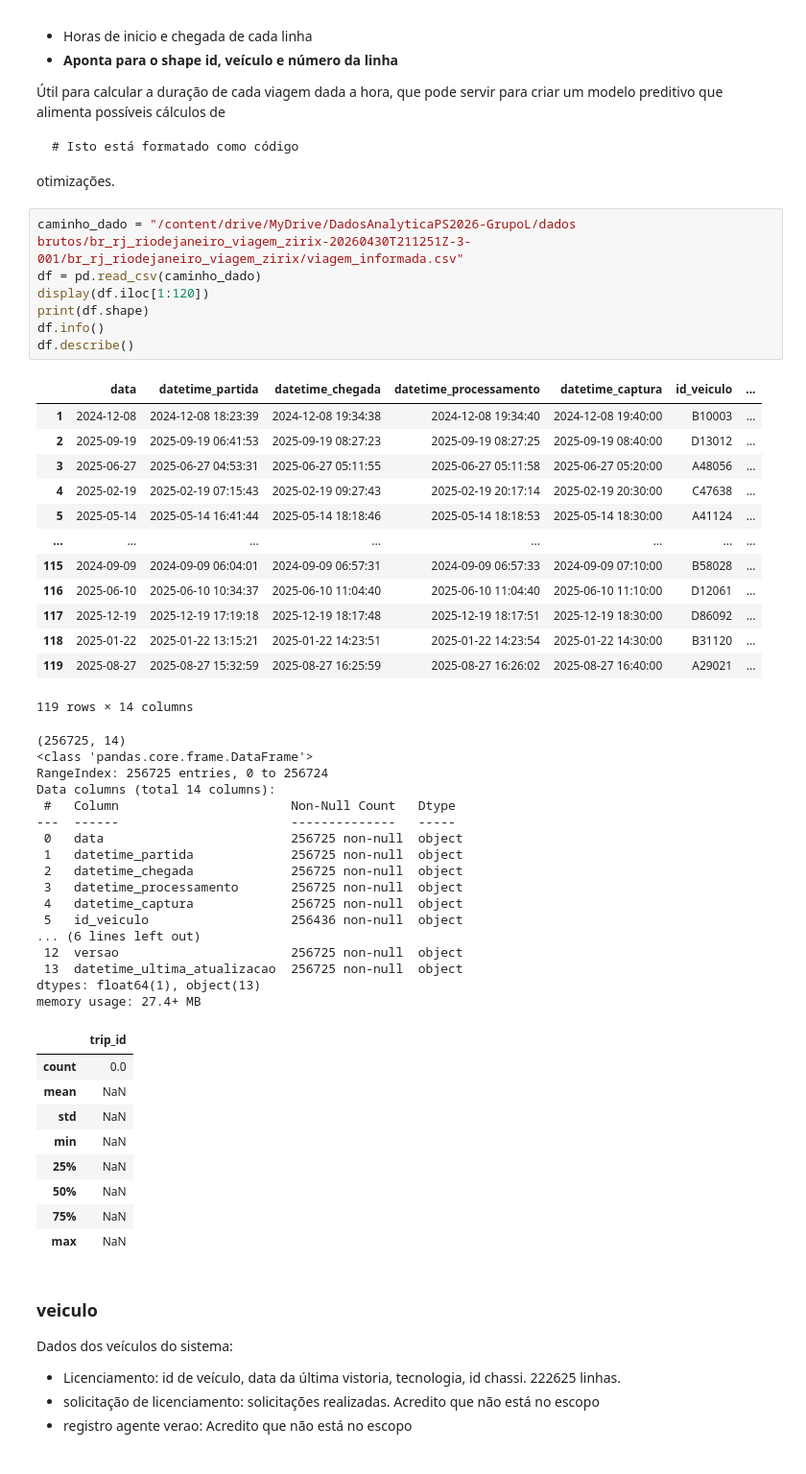
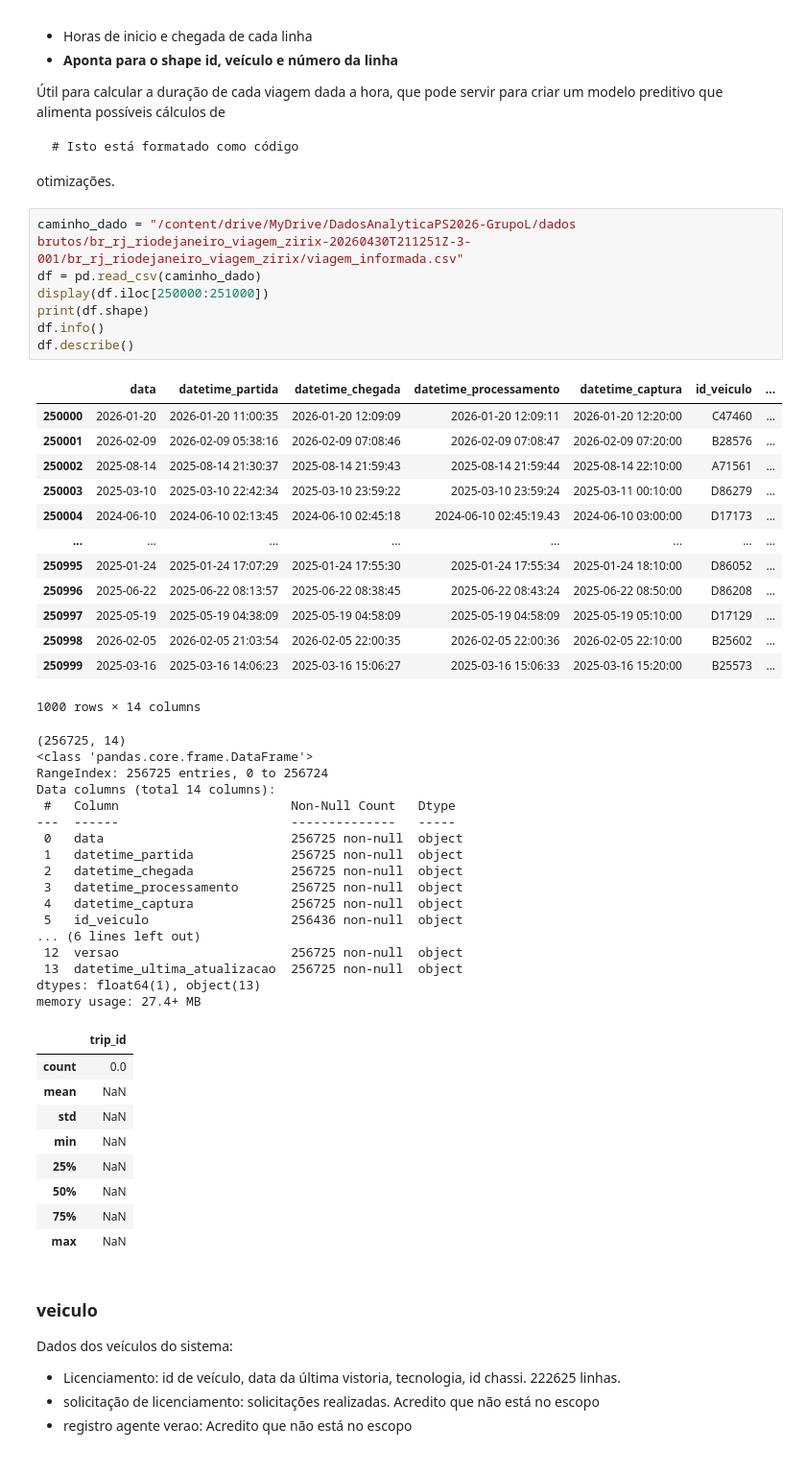
Before and after one commit to luizpcsilva/PS-2026.1-Grupo-L, a Jupyter notebook: PS_2026_Grupo_L.ipynb, the cells around one changed output. Shown at 96% size. Saved outputs shown, nothing was run; the diff lists cells and outputs as text.

```diff
--- a/PS_2026_Grupo_L.ipynb
+++ b/PS_2026_Grupo_L.ipynb
@@ -151,24 +155,24 @@ otimizações.
 # %%
 caminho_dado = "/content/drive/MyDrive/DadosAnalyticaPS2026-GrupoL/dados brutos/br_rj_riodejaneiro_viagem_zirix-20260430T211251Z-3-001/br_rj_riodejaneiro_viagem_zirix/viagem_informada.csv"
 df = pd.read_csv(caminho_dado)
-display(df.iloc[1:120])
+display(df.iloc[250000:251000])
 print(df.shape)
 df.info()
 df.describe()
 # %% [output]
 |  | data | datetime_partida | datetime_chegada | datetime_processamento | datetime_captura | id_veiculo | ... |
-| 1 | 2024-12-08 | 2024-12-08 18:23:39 | 2024-12-08 19:34:38 | 2024-12-08 19:34:40 | 2024-12-08 19:40:00 | B10003 | ... |
-| 2 | 2025-09-19 | 2025-09-19 06:41:53 | 2025-09-19 08:27:23 | 2025-09-19 08:27:25 | 2025-09-19 08:40:00 | D13012 | ... |
-| 3 | 2025-06-27 | 2025-06-27 04:53:31 | 2025-06-27 05:11:55 | 2025-06-27 05:11:58 | 2025-06-27 05:20:00 | A48056 | ... |
-| 4 | 2025-02-19 | 2025-02-19 07:15:43 | 2025-02-19 09:27:43 | 2025-02-19 20:17:14 | 2025-02-19 20:30:00 | C47638 | ... |
-| 5 | 2025-05-14 | 2025-05-14 16:41:44 | 2025-05-14 18:18:46 | 2025-05-14 18:18:53 | 2025-05-14 18:30:00 | A41124 | ... |
+| 250000 | 2026-01-20 | 2026-01-20 11:00:35 | 2026-01-20 12:09:09 | 2026-01-20 12:09:11 | 2026-01-20 12:20:00 | C47460 | ... |
+| 250001 | 2026-02-09 | 2026-02-09 05:38:16 | 2026-02-09 07:08:46 | 2026-02-09 07:08:47 | 2026-02-09 07:20:00 | B28576 | ... |
+| 250002 | 2025-08-14 | 2025-08-14 21:30:37 | 2025-08-14 21:59:43 | 2025-08-14 21:59:44 | 2025-08-14 22:10:00 | A71561 | ... |
+| 250003 | 2025-03-10 | 2025-03-10 22:42:34 | 2025-03-10 23:59:22 | 2025-03-10 23:59:24 | 2025-03-11 00:10:00 | D86279 | ... |
+| 250004 | 2024-06-10 | 2024-06-10 02:13:45 | 2024-06-10 02:45:18 | 2024-06-10 02:45:19.43 | 2024-06-10 03:00:00 | D17173 | ... |
 | ... | ... | ... | ... | ... | ... | ... | ... |
-| 115 | 2024-09-09 | 2024-09-09 06:04:01 | 2024-09-09 06:57:31 | 2024-09-09 06:57:33 | 2024-09-09 07:10:00 | B58028 | ... |
-| 116 | 2025-06-10 | 2025-06-10 10:34:37 | 2025-06-10 11:04:40 | 2025-06-10 11:04:40 | 2025-06-10 11:10:00 | D12061 | ... |
-| 117 | 2025-12-19 | 2025-12-19 17:19:18 | 2025-12-19 18:17:48 | 2025-12-19 18:17:51 | 2025-12-19 18:30:00 | D86092 | ... |
-| 118 | 2025-01-22 | 2025-01-22 13:15:21 | 2025-01-22 14:23:51 | 2025-01-22 14:23:54 | 2025-01-22 14:30:00 | B31120 | ... |
-| 119 | 2025-08-27 | 2025-08-27 15:32:59 | 2025-08-27 16:25:59 | 2025-08-27 16:26:02 | 2025-08-27 16:40:00 | A29021 | ... |
+| 250995 | 2025-01-24 | 2025-01-24 17:07:29 | 2025-01-24 17:55:30 | 2025-01-24 17:55:34 | 2025-01-24 18:10:00 | D86052 | ... |
+| 250996 | 2025-06-22 | 2025-06-22 08:13:57 | 2025-06-22 08:38:45 | 2025-06-22 08:43:24 | 2025-06-22 08:50:00 | D86208 | ... |
+| 250997 | 2025-05-19 | 2025-05-19 04:38:09 | 2025-05-19 04:58:09 | 2025-05-19 04:58:09 | 2025-05-19 05:10:00 | D17129 | ... |
+| 250998 | 2026-02-05 | 2026-02-05 21:03:54 | 2026-02-05 22:00:35 | 2026-02-05 22:00:36 | 2026-02-05 22:10:00 | B25602 | ... |
+| 250999 | 2025-03-16 | 2025-03-16 14:06:23 | 2025-03-16 15:06:27 | 2025-03-16 15:06:33 | 2025-03-16 15:20:00 | B25573 | ... |
-119 rows × 14 columns
+1000 rows × 14 columns
 (256725, 14)
 <class 'pandas.core.frame.DataFrame'>
 RangeIndex: 256725 entries, 0 to 256724
```
Also changed, not shown: parts of 12 cells of this notebook.
